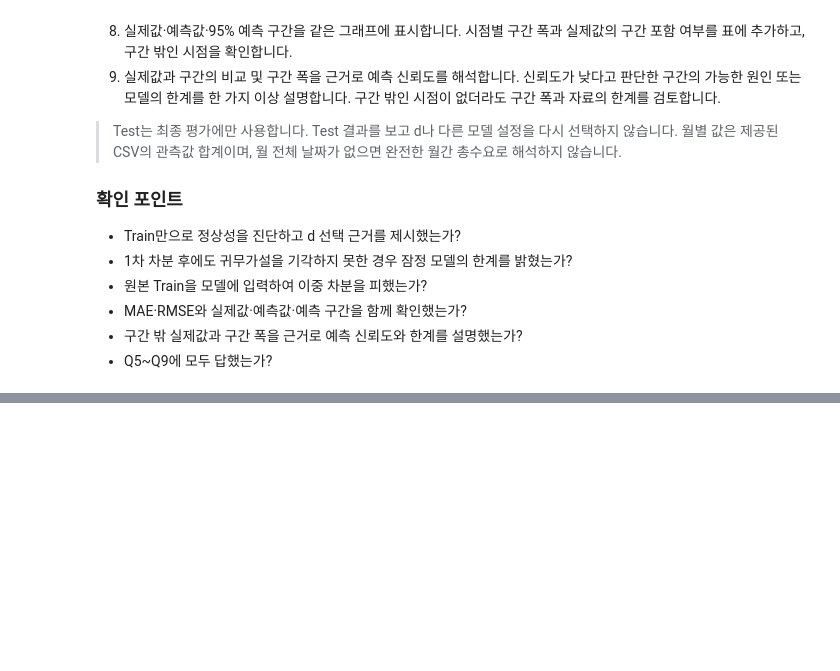
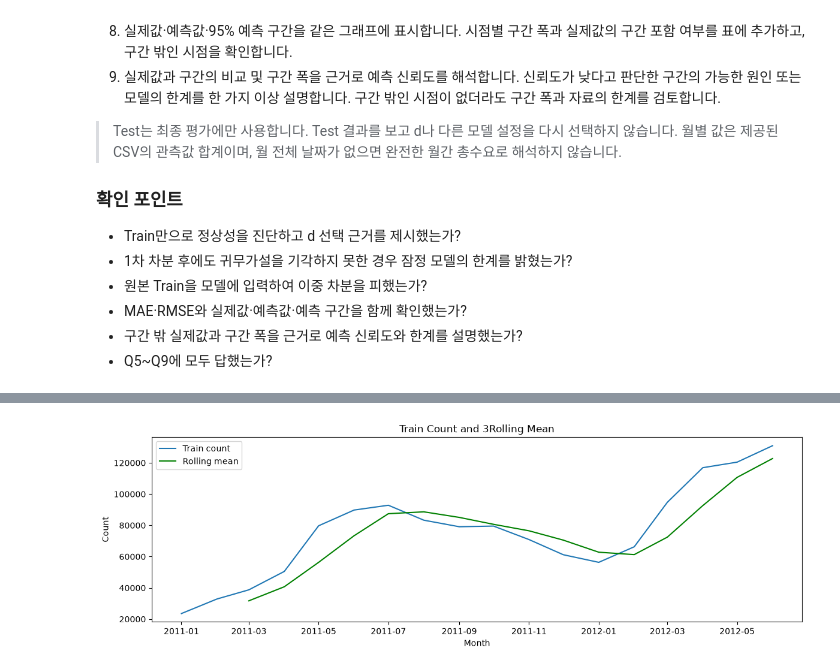
Before and after one commit to mong06701/ML-developed-MoonYoungheum, a Jupyter notebook: 2장2강 시계열 모델링과 예측 실습문제.ipynb, the cells around one changed output, grey strips where cells are left out. Drawn from its saved outputs; the diff is of its cells as text; code cells hidden in the pictures; blank space fills up the shorter version.

```diff
--- a/2장2강 시계열 모델링과 예측 실습문제.ipynb
+++ b/2장2강 시계열 모델링과 예측 실습문제.ipynb
@@ -252,0 +329,93 @@ ARIMA는 다음 세 가지 요소로 구성됩니다.
+# %%
+# TODO
+# Train 정상성 진단 → d 선택 → 과제용 ARIMA 학습
+# → 점예측·95% 예측 구간 → MAE·RMSE → 신뢰도 및 한계 해석
+from statsmodels.tsa.stattools import adfuller
+from sklearn.metrics import mean_absolute_error, mean_squared_error
+import numpy as np
+from statsmodels.tsa.arima.model import ARIMA
+
+train_rolling = train['count'].rolling(window=3).mean()
+
+plt.figure(figsize=(14,4))
+plt.plot(train.index, train['count'], label='Train count')
+plt.plot(train.index, train_rolling, color = 'green', label='Rolling mean')
+plt.title('Train Count and 3Rolling Mean')
+plt.xlabel('Month')
+plt.ylabel('Count')
+plt.legend()
+plt.show()
+
+adf_train = adfuller(train['count'], maxlag = 1, regression='c', autolag='AIC')
+print(f'Train 원본 ADF 통계량: {adf_train[0]}')
+print(f'Train 원본 ADF p-value: {adf_train[1]}')
+
+if adf_train[1] < 0.05:
+    print(f'귀무가설 기각 = 단위근이 존재한다가 기각 -> 단위근이 존재하지 않는다.')
+else:
+    print(f'대립가설 기각 = 단위근이 존재하지 않는다 기각 -> 단위근이 존재한다 ')
+
+
+    train_diff = train['count'].diff().dropna()
+
+    plt.figure(figsize=(14,4))
+    plt.plot(train_diff.index, train_diff)
+    plt.axhline(0, color='blue', linestyle='--')
+    plt.xlabel('Month')
+    plt.ylabel('Count Diff')
+    plt.show()
+
+    adf_train_diff = adfuller(train_diff, maxlag=1, regression='c', autolag='AIC')
+    if adf_train[1] < 0.05:
+        print(f'차분 후 귀무가설 기각 -> 단위근이 존재하지 않는다 -> d = 1 선택')
+    else:
+        print(f'차분 후 대립가설 기각 -> 단위근이 존재한다 -> d = 1 선택 불가 -> 추가진단 필요(d = 1 잠정 설정)')
+
+    d = 1
+
+#차분하지 않은 Train 활용
+a_model = ARIMA(
+    train['count'],
+    order=(2, d, 1)
+)
+a = a_model.fit()
+a_forecast = a.get_forecast(steps=len(test))
+a_pred = a_forecast.predicted_mean
+a_ci = a_forecast.conf_int(alpha=0.05)
+
+a_result = pd.DataFrame({
+    'actual': test['count'].values,
+    'predicted': a_pred.values,
+    'lower_95': a_ci.iloc[:,0].values,
+    'upper_95': a_ci.iloc[:,1].values
+}, index=test.index)
+display(a_result)
+
+#MAE, RMSE
+a_mae = mean_absolute_error(a_result['actual'], a_result['predicted'])
+a_rmse = mean_squared_error(a_result['actual'], a_result['predicted']) ** 0.5
+print(f'''
+mae: {a_mae}
+\nrmse: {a_rmse}
+''')
+
+#그래프, 구간 폭
+plt.figure(figsize=(14,4))
+plt.plot(train.index, train['count'], label='Train')
+plt.plot(a_result.index, a_result['predicted'], linestyle='--', color='red')
+plt.plot(a_result.index, a_result['actual'], label='actual')
+plt.fill_between(a_result.index, a_result['lower_95'], a_result['upper_95'], color='green', label='95p interval')
+plt.title('ARIMA (2, 1, 1)')
+plt.xlabel('Month')
+plt.ylabel('count')
+plt.legend()
+plt.show()
+
+a_result['interval_width'] = a_result['upper_95'] - a_result['lower_95']
+a_result['in_interval'] = (a_result['actual'] >= a_result['lower_95']) & (a_result['actual'] <= a_result['upper_95'])
+a_result['error'] = a_result['actual'] - a_result['predicted']
+display(a_result.round(0))
+
+print(f"구간 밖 시점: {list(a_result[~a_result['in_interval']].index.date)}")
+# %% [output]
+[figure, added]
```
Also changed, not shown: parts of 26 cells of this notebook, 7 other files.
